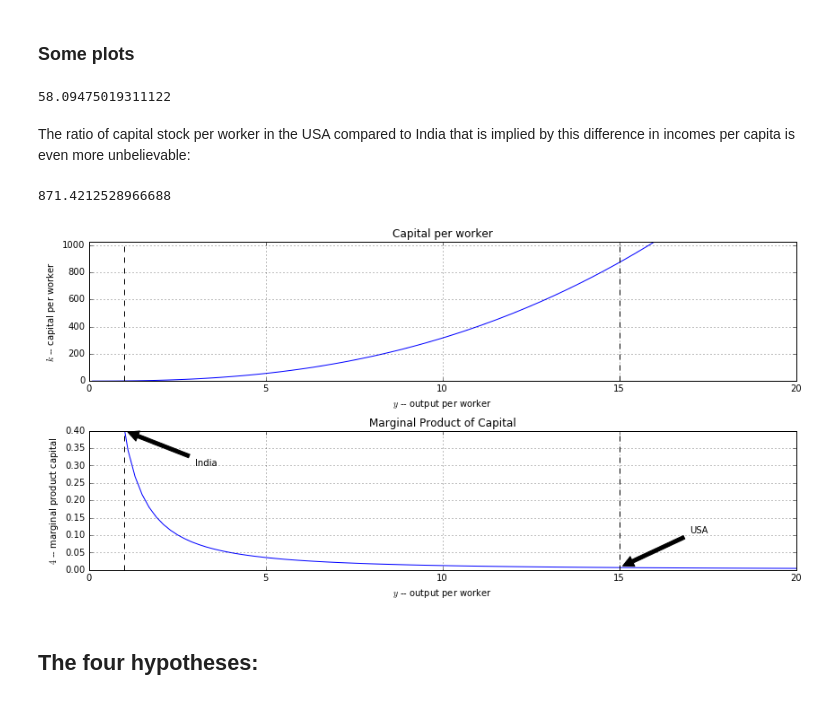
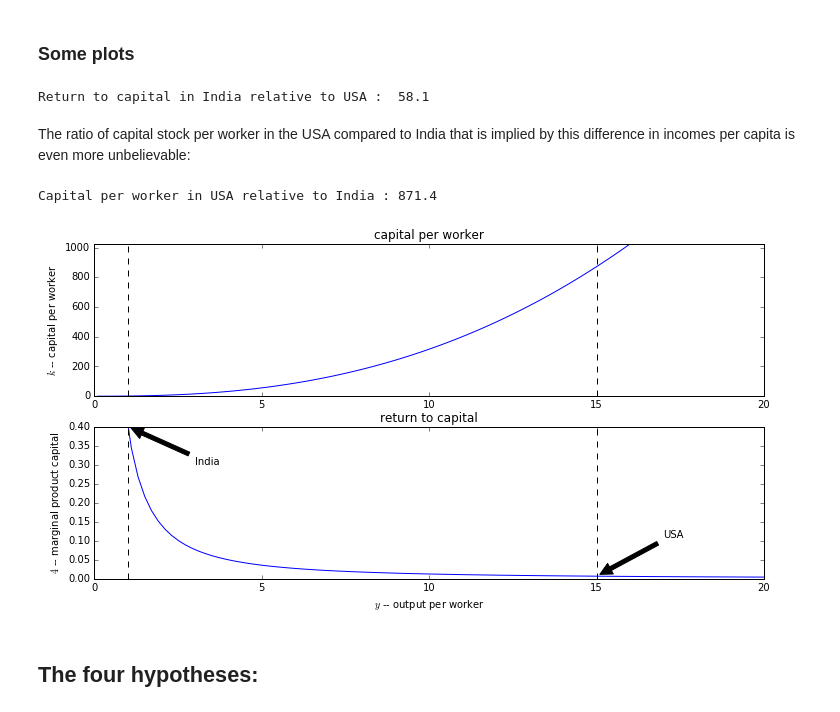
Before and after one commit to jhconning/Dev-II, a Jupyter notebook: notebooks/Lucas90.ipynb, the cells around one changed output. Drawn from its saved outputs; the diff is of its cells as text; code cells hidden in the pictures.

```diff
--- a/notebooks/Lucas90.ipynb
+++ b/notebooks/Lucas90.ipynb
@@ -90,45 +91,40 @@ def r(y, A):
 def kap(y, A):
     return (y/A)**(1/beta)
-# %%
-r(y_IN, A)/r(y_US, A)
-# %% [output]
-58.09475019311122
+# %%
+print('Return to capital in India relative to USA : {:5.1f}'.format(r(y_IN, A)/r(y_US, A)))
+# %% [output]
+Return to capital in India relative to USA :  58.1
 # %% [markdown]
 The ratio of capital stock per worker in the USA compared to India that is implied by this difference in incomes per capita is even more unbelievable:
-# %%
-kap(y_US, A)/kap(y_IN, A)
-# %% [output]
-871.4212528966688
+# %%
+print('Capital per worker in USA relative to India : {:5.1f}'.format(kap(y_US, A)/kap(y_IN, A)))
+# %% [output]
+Capital per worker in USA relative to India : 871.4
 # %%
 y = np.linspace(0.1,20,100)
 plt.figure(figsize=(12, 6))
 plt.subplot(2,1,1)
 plt.plot(y,kap(y, A))
-plt.xlabel("$y$ -- output per worker")
 plt.ylabel("$k$ -- capital per worker")
 plt.ylim(0,kap(y_US +1, A))
 plt.axvline(y_IN,color='k',ls='dashed')
 plt.axvline(y_US,color='k',ls='dashed')
-plt.title("Capital per worker")
-plt.grid()
+plt.title("capital per worker")
 
 plt.subplot(2,1,2)
 plt.plot(y,r(y,A))
 plt.xlabel("$y$ -- output per worker")
 plt.ylabel("$4$ -- marginal product capital")
-plt.title("Marginal Product of Capital")
+plt.title("return to capital")
 plt.ylim(0,r(y_IN,A))
 plt.axvline(y_IN,color='k',ls='dashed')
 plt.axvline(y_US,color='k',ls='dashed')
-#plt.annotate(xytext="India",xy =(y_IN, r(y_IN,A)))
 plt.annotate('India', xy=(y_IN, r(y_IN,A)), xytext=(y_IN +2, r(y_IN,A)*0.75),
             arrowprops=dict(facecolor='black', shrink=0.05),)
 plt.annotate('USA', xy=(y_US, r(y_US,A)), xytext=(y_US +2, r(y_US,A)+0.1),
-            arrowprops=dict(facecolor='black', shrink=0.05),)
-plt.grid()
-plt.tight_layout()
+            arrowprops=dict(facecolor='black', shrink=0.05),);
 # %% [output]
-[figure, old version]
+[figure, new version]
 # %% [markdown]
 ## The four hypotheses:
 # %% [markdown]
```
Also changed, not shown: parts of 27 cells of this notebook.
